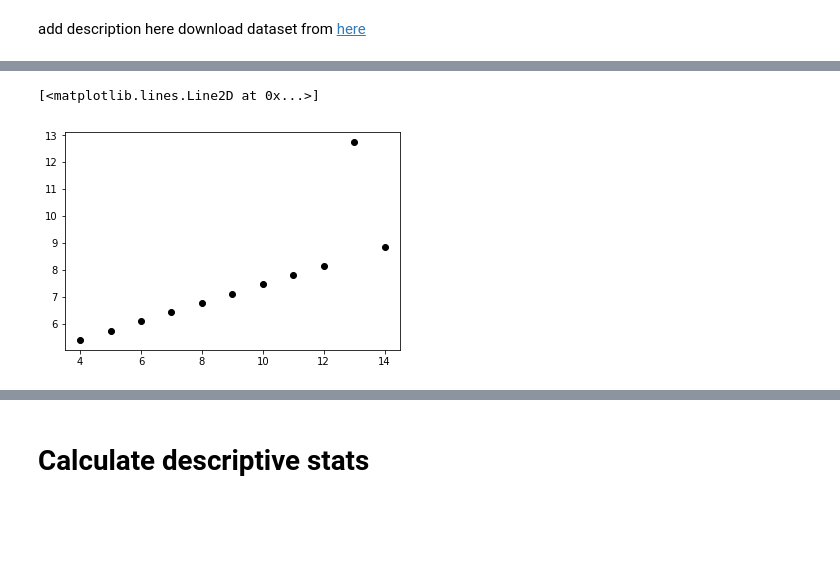
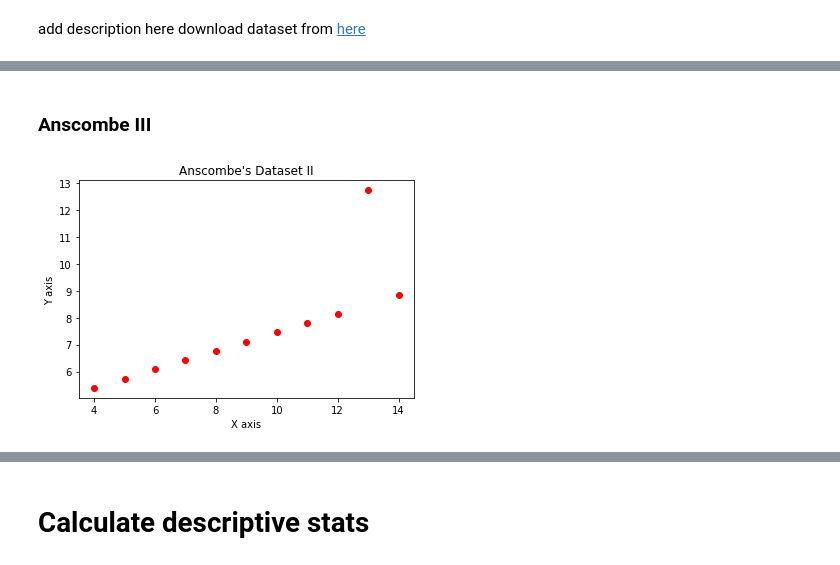
Before and after one commit to Osheah/foda-anscombe, a Jupyter notebook: anscombe.ipynb, the cells around one changed output, grey strips where cells are left out. Saved outputs shown, nothing was run; the diff lists cells and outputs as text; code cells hidden in the pictures; blank space fills up the shorter version.

```diff
--- a/anscombe.ipynb
+++ b/anscombe.ipynb
@@ -53,8 +214,13 @@ plt.title('Dataset II')
+# %% [markdown]
+### Anscombe III
 # %%
-plt.plot(df[['X3']], df[['Y3']], 'ko')
+x3 = np.array(df['X3'])
+y3 = np.array(df['Y3'])
+
+plt.plot(x3, y3, 'ro')
 plt.xlabel('X axis')
 plt.ylabel('Y axis')
-plt.title('Dataset III')
+plt.title('Anscombe\'s Dataset II')
+plt.show()
 # %% [output]
-[<matplotlib.lines.Line2D at 0x...>]
-[figure, old version]
+[figure, new version]
```
Also changed, not shown: parts of 27 cells of this notebook, 1 other file.
